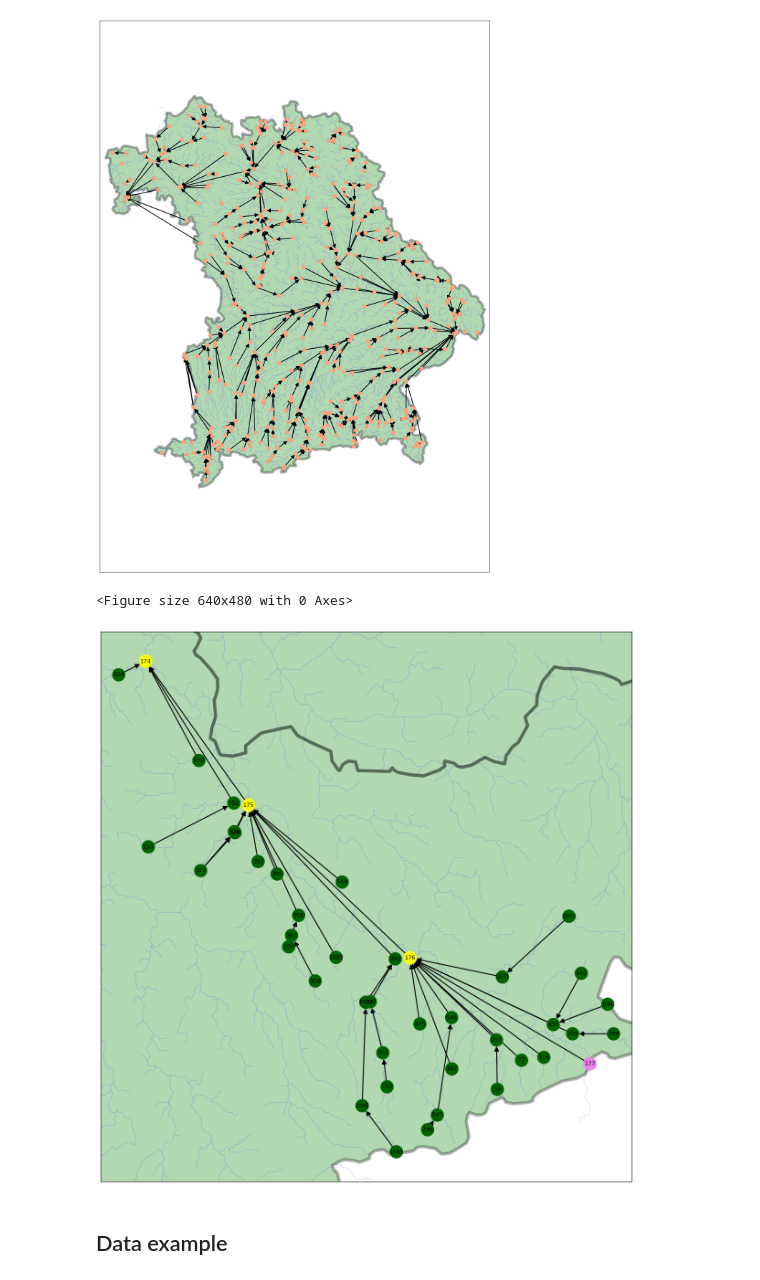
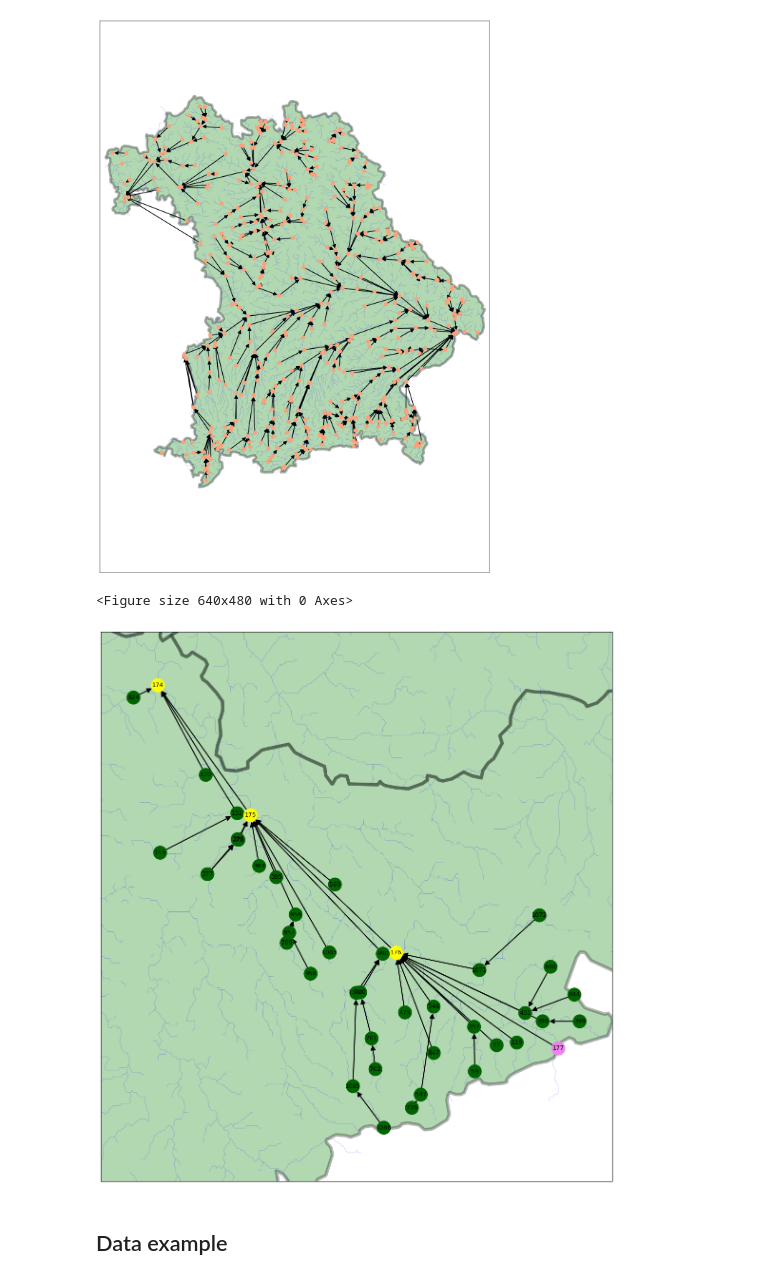
Before and after one commit to floatinglittlerocks/causalrivers, a Jupyter notebook: graphics/maps.ipynb, the cells around one changed output. Saved outputs shown, nothing was run; the diff lists cells and outputs as text; code cells hidden in the pictures.

```diff
--- a/graphics/maps.ipynb
+++ b/graphics/maps.ipynb
@@ -67,30 +67,31 @@ plot_current_state_of_graph(
 # %%
 G_eg = pickle.load(open("../product/rivers_flood.p", "rb"))
 
 plt.tight_layout()
 plot_current_state_of_graph(
     G_eg,
     dpi=300,
-    autozoom=0.05,
-    node_size=400,
+    autozoom=0.1,
     lim=(50.1, 54.8),
     limx=(9.65, 15.1),
-    save="flood.pdf", #"eg_map_alt",
+    node_size=400,
+    save="flood.svg", #"eg_map_alt",
     river_map=True,
     ger_map=True,
     width=1.5,
     label=True,
     arrowsize=15,
     font_color="black",
-    fs=(15, 20),
+    fs=(15, 15),
     font_size=9,
     ger_path = "../product/visualization/east_germany/east_german_map.shp",
     river_path = "../product/visualization/east_germany/river_east_german_map.shp",
-    title=""
-)
+    title="",
+    #rotate_by=180
+    )
 # %% [output]
 <Figure size 640x480 with 0 Axes>
-[figure, old version]
+[figure, new version]
 # %% [markdown]
 ## Data example
 # %%
```
Also changed, not shown: parts of 15 cells of this notebook, 37 other files.
